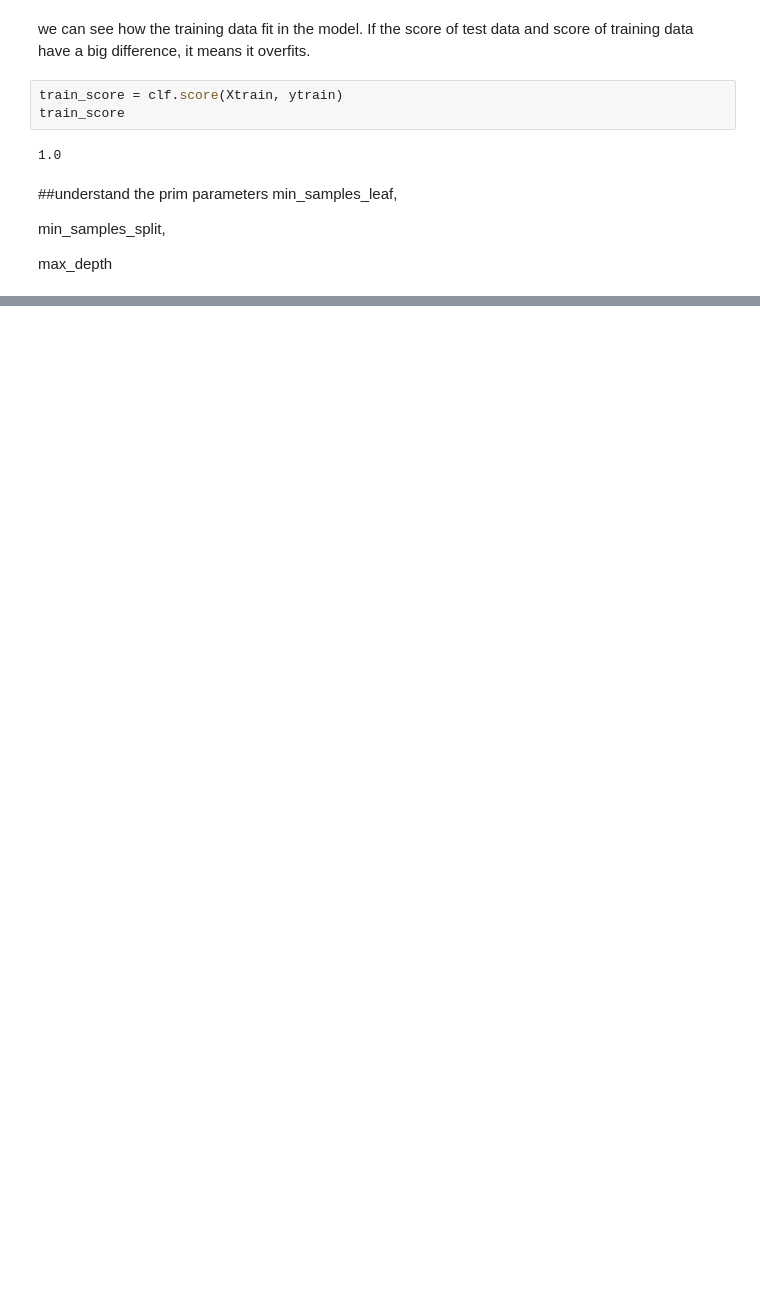
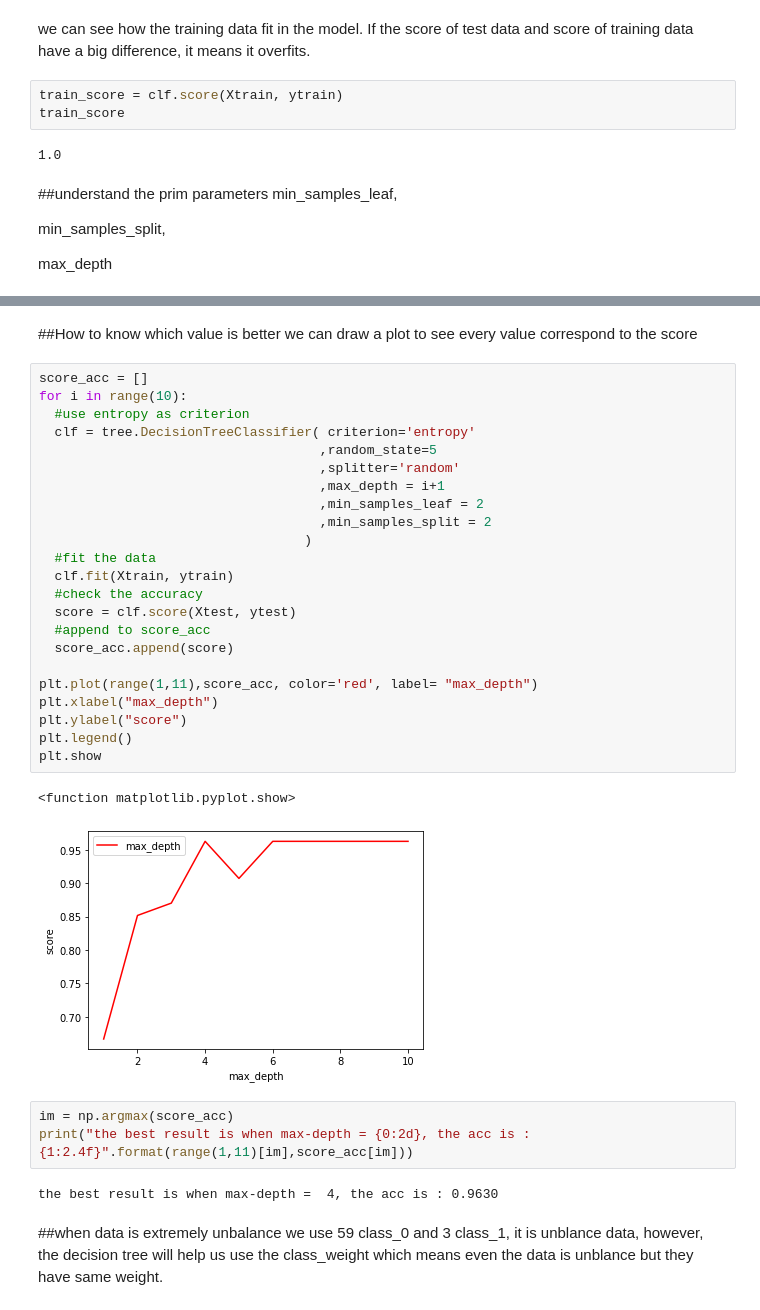
Before and after one commit to yeb2Binfang/sklearn_learning, a Jupyter notebook: decision_tree/wine_decision_tree.ipynb, the cells around one changed output, grey strips where cells are left out. Cells and saved outputs as stored; diff of their text form; blank space fills up the shorter version.

Commit message:
finish understanding decision tree

```diff
--- a/decision_tree/wine_decision_tree.ipynb
+++ b/decision_tree/wine_decision_tree.ipynb
@@ -265,3 +270,40 @@ graph = graphviz.Source(dot_data)
 graph
 # %% [output]
 [drawing not drawn]
+# %% [markdown]
+##How to know which value is better
+we can draw a plot to see every value correspond to the score
+# %%
+score_acc = []
+for i in range(10):
+  #use entropy as criterion
+  clf = tree.DecisionTreeClassifier( criterion='entropy'
+                                    ,random_state=5
+                                    ,splitter='random'
+                                    ,max_depth = i+1
+                                    ,min_samples_leaf = 2
+                                    ,min_samples_split = 2
+                                  )
+  #fit the data
+  clf.fit(Xtrain, ytrain)
+  #check the accuracy
+  score = clf.score(Xtest, ytest)
+  #append to score_acc
+  score_acc.append(score)
+
+plt.plot(range(1,11),score_acc, color='red', label= "max_depth")
+plt.xlabel("max_depth")
+plt.ylabel("score")
+plt.legend()
+plt.show
+# %% [output]
+<function matplotlib.pyplot.show>
+[figure, added]
+# %%
+im = np.argmax(score_acc)
+print("the best result is when max-depth = {0:2d}, the acc is : {1:2.4f}".format(range(1,11)[im],score_acc[im]))
+# %% [output]
+the best result is when max-depth =  4, the acc is : 0.9630
+# %% [markdown]
+##when data is extremely unbalance
+we use 59 class_0 and 3 class_1, it is unblance data, however, the decision tree will help us use the class_weight which means even the data is unblance but they have same weight.
```
Also changed, not shown: parts of 16 cells of this notebook.
